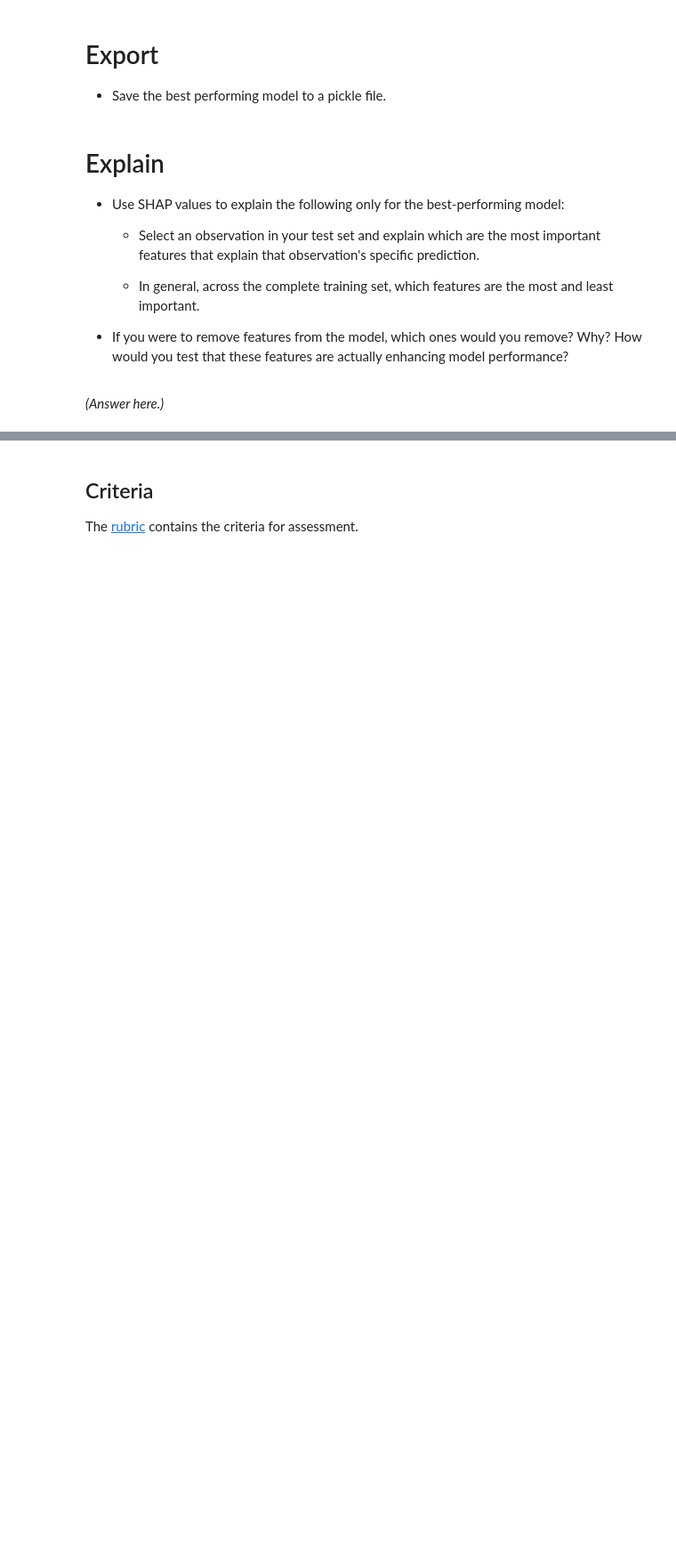
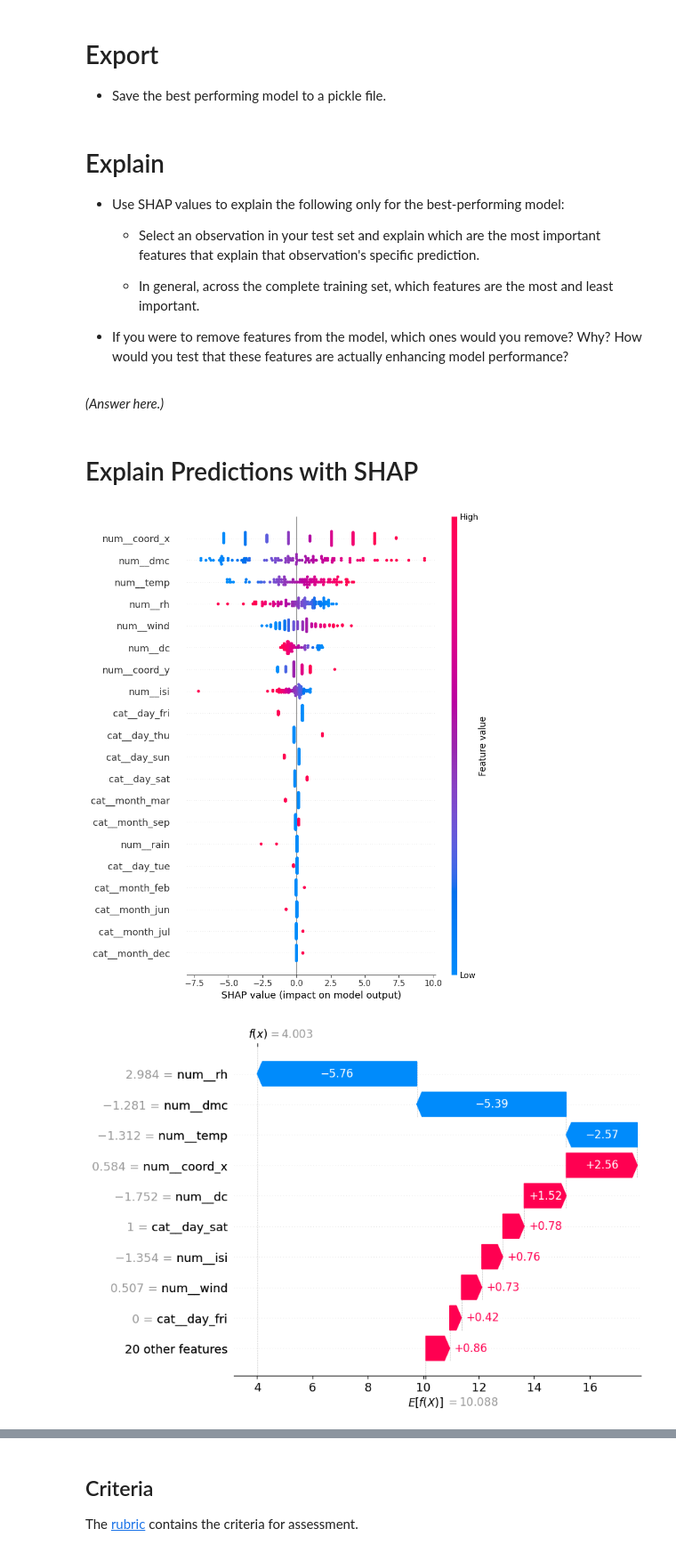
Before and after one commit to k2jac9/production, a Jupyter notebook: 02_activities/assignments/assignment_2.ipynb, the cells around one changed output, grey strips where cells are left out. Shown: that part at 89% size. Drawn from its saved outputs; the diff is of its cells as text; code cells hidden in the pictures; blank space fills up the shorter version.

```diff
--- a/02_activities/assignments/assignment_2.ipynb
+++ b/02_activities/assignments/assignment_2.ipynb
@@ -209,7 +247,7 @@ for name, pipeline in pipelines.items():
 def evaluate_model(model, X_test, y_test):
     y_pred = model.predict(X_test)
     mae = mean_absolute_error(y_test, y_pred)
-    rmse = mean_squared_error(y_test, y_pred, squared=False)
+    rmse = np.sqrt(mean_squared_error(y_test, y_pred))
     r2 = r2_score(y_test, y_pred)
     return {'MAE': mae, 'RMSE': rmse, 'R2': r2}
 
@@ -248,2 +286,19 @@ shap.plots.beeswarm(shap_values)
 # %% [markdown]
 *(Answer here.)*
+# %% [markdown]
+# Explain Predictions with SHAP
+# %%
+X_train_transformed = best_model.named_steps['preprocessing'].transform(X_train)
+X_test_transformed = best_model.named_steps['preprocessing'].transform(X_test)
+feature_names = best_model.named_steps['preprocessing'].get_feature_names_out()
+X_train_df = pd.DataFrame(X_train_transformed, columns=feature_names)
+X_test_df = pd.DataFrame(X_test_transformed, columns=feature_names)
+
+explainer = shap.Explainer(best_model.named_steps['regressor'], X_train_df)
+shap_values = explainer(X_test_df)
+shap.summary_plot(shap_values, X_test_df)
+shap.waterfall_plot(shap_values[0])
+shap.plots.beeswarm(shap_values)
+# %% [output]
+[figure, added]
+[figure, added]
```
Also changed, not shown: parts of 8 cells of this notebook, 1 other file.
